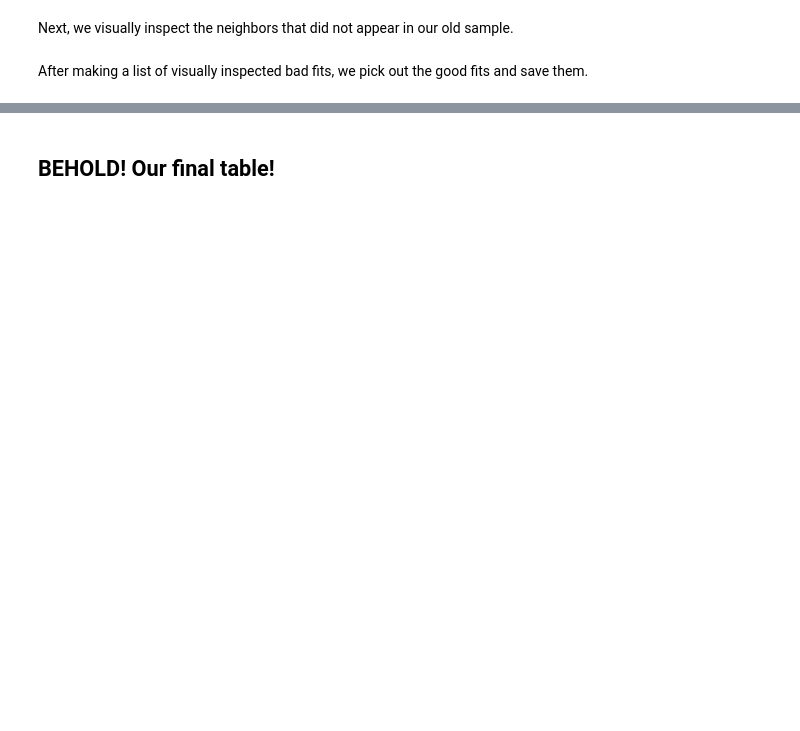
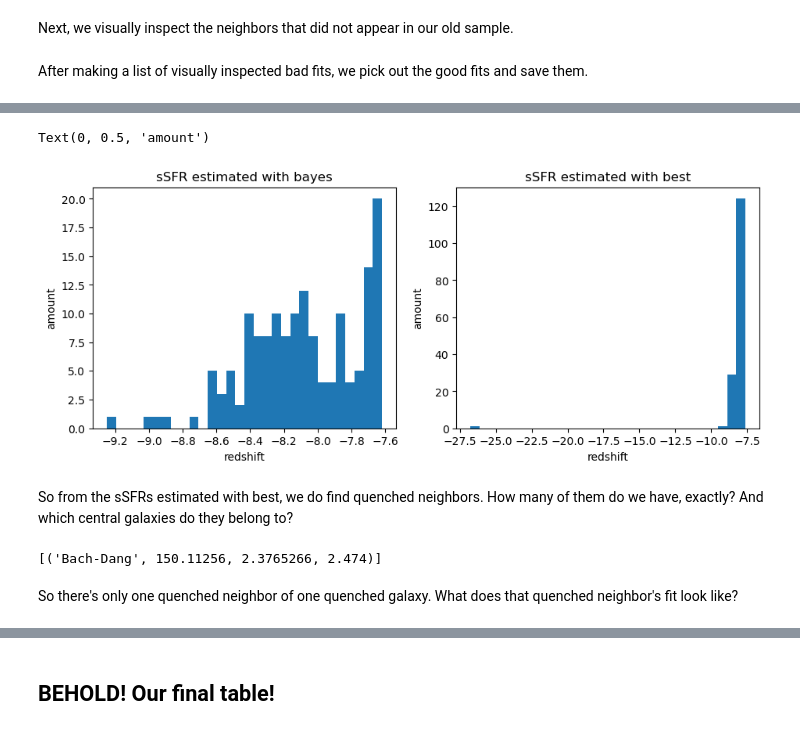
Before and after one commit to nguyenbinh1612/quenched, a Jupyter notebook: eliminate_neighbors.ipynb, the cells around one changed output, grey strips where cells are left out. Drawn from its saved outputs; the diff is of its cells as text; code cells hidden in the pictures; blank space fills up the shorter version.

```diff
--- a/eliminate_neighbors.ipynb
+++ b/eliminate_neighbors.ipynb
@@ -379,0 +332,17 @@ info_good_fits_nebular = cigale_data.loc[cigale_data['id'].isin(good_fits_nebula
+# %%
+# now we make two histograms to compare how many quenched neighbors are identified with either bayes or best
+fig, ax = plt.subplots(1, 2, figsize=(11, 4))
+ax[0].hist(ssfr_all_candis_bayes, bins=30)
+ax[0].set_title('sSFR estimated with bayes')
+ax[0].set_xlabel('redshift')
+ax[0].set_ylabel('amount')
+
+ax[1].hist(ssfr_all_candis_best, bins=30)
+ax[1].set_title('sSFR estimated with best')
+ax[1].set_xlabel('redshift')
+ax[1].set_ylabel('amount')
+# %% [output]
+Text(0, 0.5, 'amount')
+[figure, added]
+# %% [markdown]
+So from the sSFRs estimated with best, we do find quenched neighbors. How many of them do we have, exactly? And which central galaxies do they belong to?
@@ -379,0 +351,22 @@ info_good_fits_nebular = cigale_data.loc[cigale_data['id'].isin(good_fits_nebula
+# %%
+# now, we're going to look for the indices associated with the central galaxies
+# of the potential quenched neighbor(s) we have. remember: those are indices that
+# we ourselves assigned, ranging from 0 to 8 for our sample of 9 QGs.
+
+# first, load in the CSV file that contains our assigned indices
+neigh_file = pd.read_csv('neighbor_data.csv')
+
+# next, read in the TXT file with the basic info of our 9 galaxies,
+# whose rows follow the order of our assigned indices
+info = np.genfromtxt('basic_data.txt', delimiter=' ', dtype=['U15', '<f8','<f8', '<f8'])
+
+# finally, loop through the list of potential quenched neighbors
+# and find the assigned indices that are associated with their central galaxies
+for i in range(np.size(quenched)):
+    central_id = neigh_file['our_id'][neigh_file['id']==quenched[i]]
+    # now print the basic info of the central galaxy associated with each quenched neighbor
+    print(info[central_id])
+# %% [output]
+[('Bach-Dang', 150.11256, 2.3765266, 2.474)]
+# %% [markdown]
+So there's only one quenched neighbor of one quenched galaxy. What does that quenched neighbor's fit look like?
```
Also changed, not shown: parts of 40 cells of this notebook, 17 other files.
